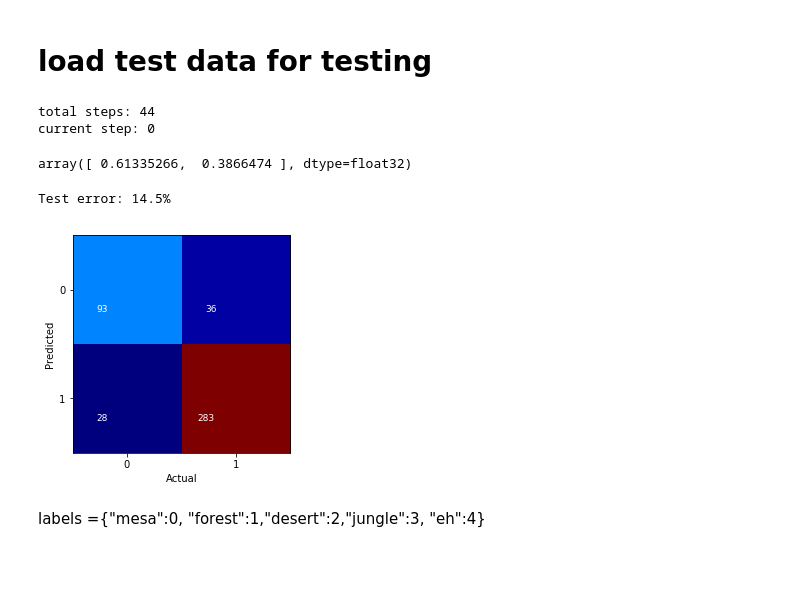
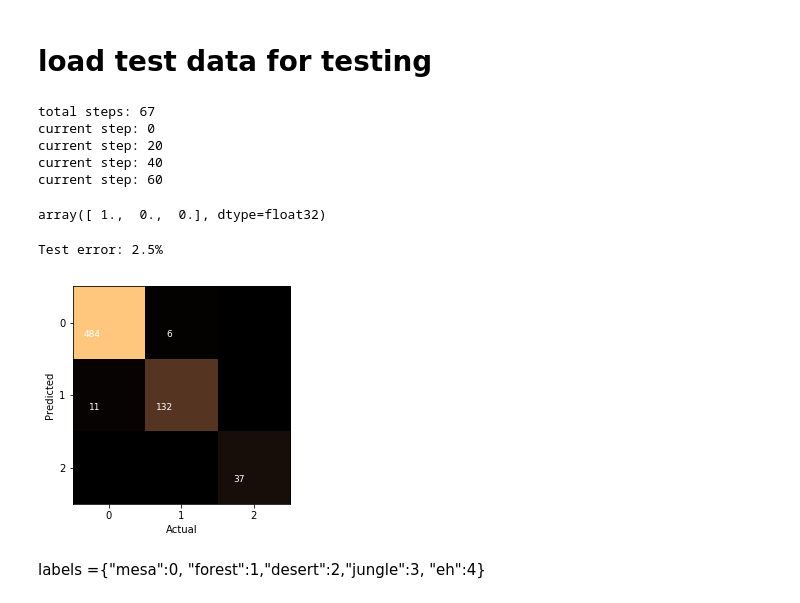
Before and after one commit to jennyzeng/Minecraft-AI, a Jupyter notebook: cnn_2_by_Jenny.ipynb, the cells around one changed output. Saved outputs shown, nothing was run; the diff lists cells and outputs as text; code cells hidden in the pictures; blank space fills up the shorter version.

Commit message:
weather cnn result: 2.5% error rate

```diff
--- a/cnn_2_by_Jenny.ipynb
+++ b/cnn_2_by_Jenny.ipynb
@@ -37,13 +56,13 @@ NUM_CHANNELS = 3
 BATCH_SIZE = 10
 TEST_BATCH_SIZE = 10
 LEARNING_RATE = 0.001
-display_step = 50
-train_size= 1776
-test_size =445
+display_step = 20
+train_size= 2696
+test_size = 675
 # Network Parameters
-NUM_LABELS = 2 # fence,pig | mesa forest desert jungle eh
+NUM_LABELS = 3 # fence,pig | mesa forest desert jungle eh| clear normal rain thunder|clear rain thunder
 # %%
-labels ={"no_pig":0, "pig":1}
-tfrecords_train_filename = '/notebooks/Minecraft-AI/mc-data/pig_reg/fence_pig_train.tfrecords'
-tfrecords_test_filename='/notebooks/Minecraft-AI/mc-data/pig_reg/fence_pig_test.tfrecords'
+labels = {"clear_or_normal":0, "rain":1, "thunder":2}
+tfrecords_train_filename = '/notebooks/Minecraft-AI/mc-data/weather_reg/loaded_data/clear_rain_thunder_train.tfrecords'
+tfrecords_test_filename='/notebooks/Minecraft-AI/mc-data/weather_reg/loaded_data/clear_rain_thunder_test.tfrecords'
 # %%
@@ -502,8 +524,11 @@ for step in range(steps):
     if step % display_step == 0:
         print "current step:", step
 # %% [output]
-total steps: 44
+total steps: 67
 current step: 0
+current step: 20
+current step: 40
+current step: 60
 # %%
 predictions = np.array(predictions)
 test_labels = np.array(test_labels).reshape(len(test_labels)*TEST_BATCH_SIZE,NUM_LABELS)
@@ -512,26 +537,26 @@ test_error, confusions = error_rate(predictions, test_labels)
 # %%
 predictions[0]
 # %% [output]
-array([ 0.61335266,  0.3866474 ], dtype=float32)
+array([ 1.,  0.,  0.], dtype=float32)
 # %%
 # test_error, confusions = error_rate(test_prediction.eval(), test_labels)
 print('Test error: %.1f%%' % test_error)
 
 plt.xlabel('Actual')
 plt.ylabel('Predicted')
 plt.grid(False)
 plt.xticks(numpy.arange(NUM_LABELS))
 plt.yticks(numpy.arange(NUM_LABELS))
-plt.imshow(confusions, cmap=plt.cm.jet, interpolation='nearest');
+plt.imshow(confusions, cmap=plt.cm.copper, interpolation='nearest');
 
 for i, cas in enumerate(confusions):
     for j, count in enumerate(cas):
         if count > 0:
             xoff = .07 * len(str(count))
             plt.text(j-xoff, i+.2, int(count), fontsize=9, color='white')
 # %% [output]
-Test error: 14.5%
+Test error: 2.5%
-[figure, old version]
+[figure, new version]
 # %% [markdown]
 labels ={"mesa":0, "forest":1,"desert":2,"jungle":3, "eh":4}
 # %%
```
Also changed, not shown: parts of 10 cells of this notebook.
